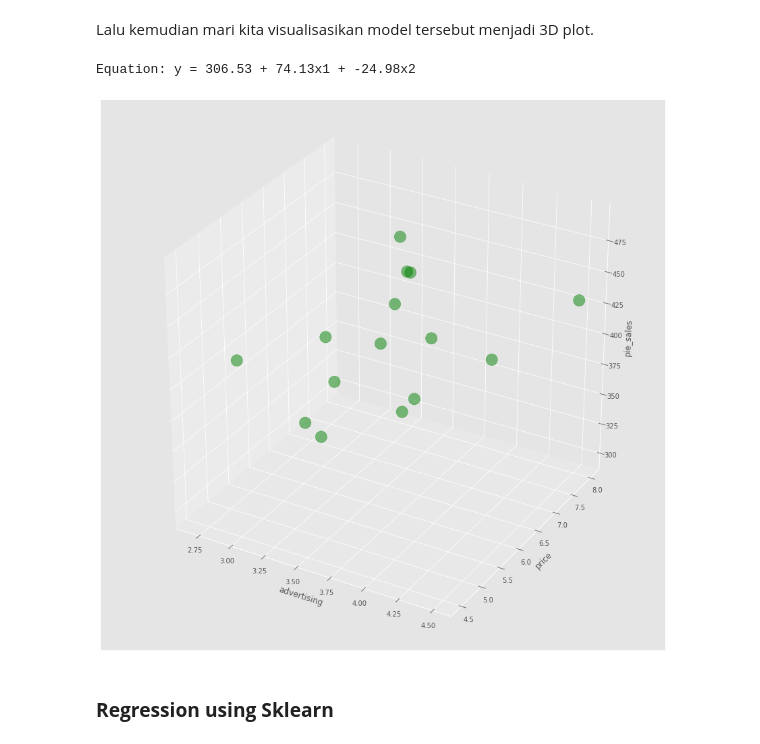
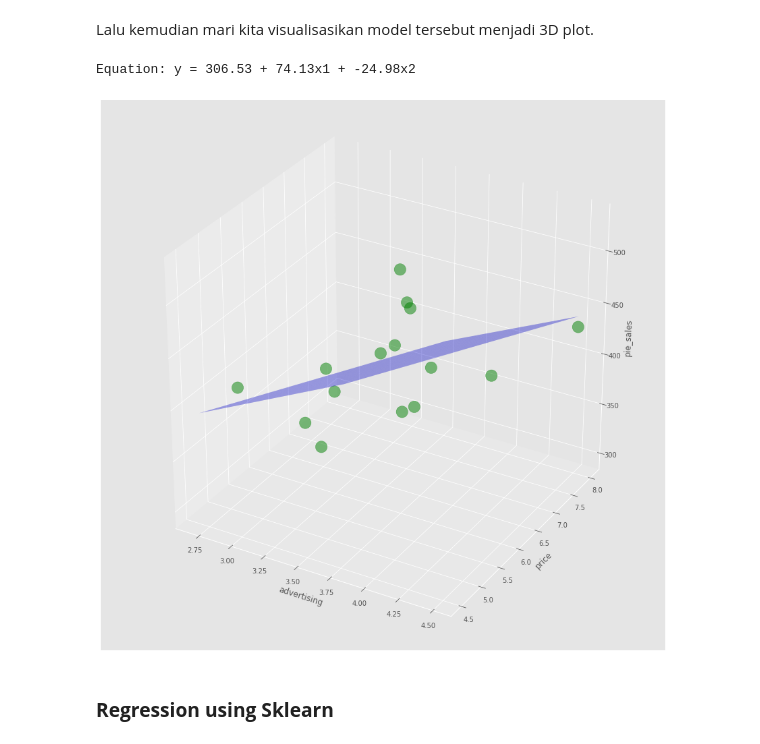
Before and after one commit to dealtron/Regression_PieSales, a Jupyter notebook: Regression_PieSales.ipynb, the cells around one changed output. Cells and saved outputs as stored; diff of their text form; code cells hidden in the pictures.

```diff
--- a/Regression_PieSales.ipynb
+++ b/Regression_PieSales.ipynb
@@ -113,24 +113,31 @@ pie_sales = 306.53 + 74.13(x1=advertising) + -24.98(x2=price)
 Dari equation di atas juga kita bisa bilang bahwa pie sales dapat ditingkatkan dengan melakukan advertising yang lebih dan/atau pengurangan price dari pie tersebut
 # %% [markdown]
 Lalu kemudian mari kita visualisasikan model tersebut menjadi 3D plot.
+# %%
+x3d, y3d = np.meshgrid(np.linspace(df_pie.advertising.min(), df_pie.advertising.max()),np.linspace(df_pie.price.min(), df_pie.price.max()))
+XX = pd.DataFrame({'advertising': x3d.ravel(), 'price': y3d.ravel()})
+YY=regr.predict(XX)
+YY=np.array(YY)
 # %%
 # Visualize the data using scatterplot
 fig = plt.figure(figsize=(15,15))
 ax = fig.add_subplot(projection='3d')
 
 ax.scatter(df_pie['advertising'], df_pie['price'],df_pie['pie_sales'], c='g',alpha=0.5, s=300)
+ax.plot_surface(x3d,y3d,YY.reshape(x3d.shape), color='b', alpha=0.4)
 
+
+ax.set_xlabel('advertising')
+ax.set_ylabel('price')
 ax.set_zlabel('pie_sales')
-ax.set_ylabel('price')
-ax.set_xlabel('advertising')
 
 coefs = regr.coef_
 intercept = regr.intercept_
 print("Equation: y = {:.2f} + {:.2f}x1 + {:.2f}x2".format(intercept, coefs[0],coefs[1]))
 plt.show()
 # %% [output]
 Equation: y = 306.53 + 74.13x1 + -24.98x2
-[figure, old version]
+[figure, new version]
 # %% [markdown]
 ### **Regression using Sklearn**
 # %% [markdown]
```
Also changed, not shown: parts of 8 cells of this notebook.
